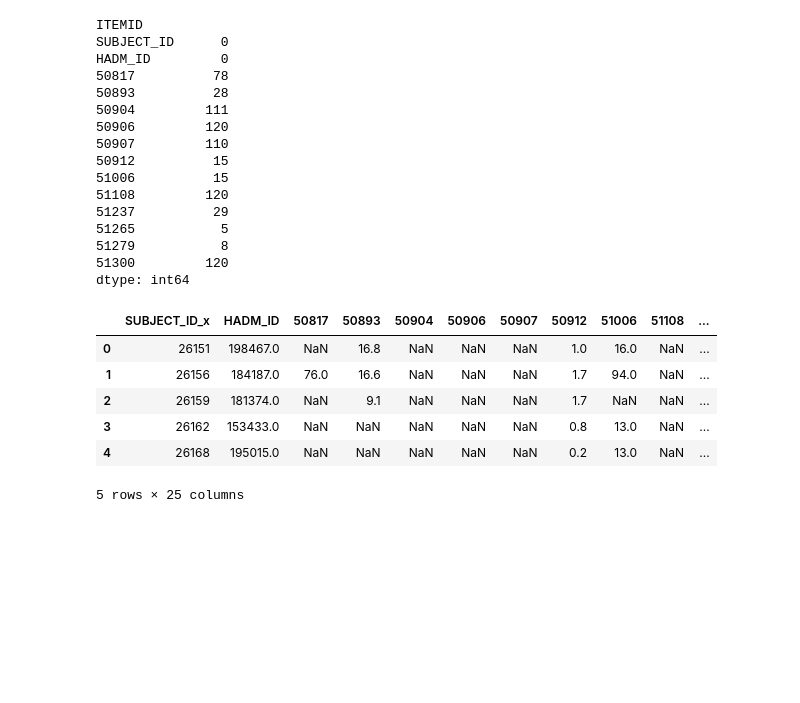
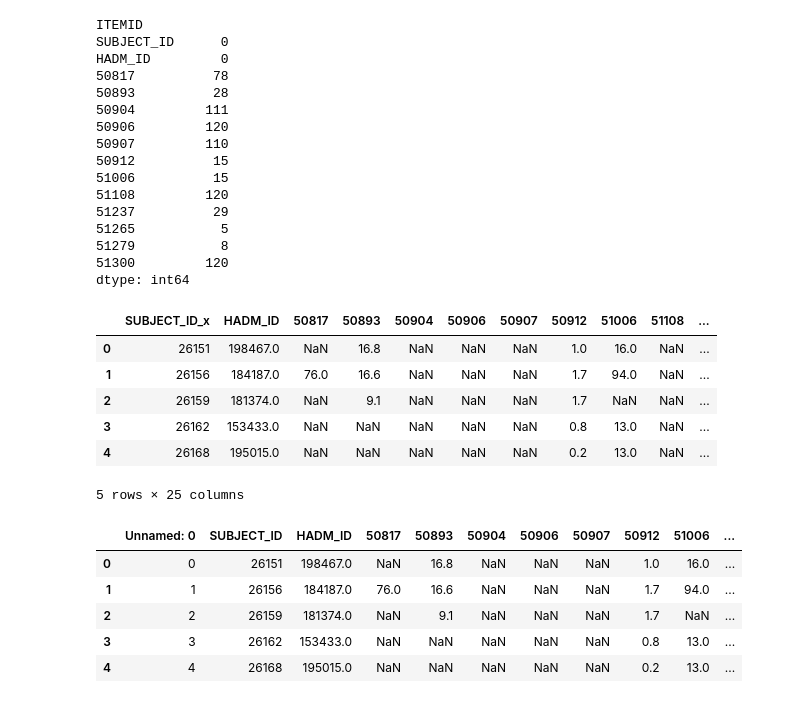
Before and after one commit to apimplaskar/csm185-project, a Jupyter notebook: DataCreation.ipynb, the cells around one changed output. Saved outputs shown, nothing was run; the diff lists cells and outputs as text; code cells hidden in the pictures; blank space fills up the shorter version.

```diff
--- a/DataCreation.ipynb
+++ b/DataCreation.ipynb
@@ -394,0 +399,13 @@ labeventstest.to_csv("Feb26Data.csv")
+# %%
+features = pd.read_csv("../Data/Feb26Data.csv")
+features.head()
+features.isna().sum()
+eventsOnly = pd.read_csv("../Data/condensedLabEventsData.csv")
+eventsOnly.head()
+# %% [output]
+|  | Unnamed: 0 | SUBJECT_ID | HADM_ID | 50817 | 50893 | 50904 | 50906 | 50907 | 50912 | 51006 | ... |
+| 0 | 0 | 26151 | 198467.0 | NaN | 16.8 | NaN | NaN | NaN | 1.0 | 16.0 | ... |
+| 1 | 1 | 26156 | 184187.0 | 76.0 | 16.6 | NaN | NaN | NaN | 1.7 | 94.0 | ... |
+| 2 | 2 | 26159 | 181374.0 | NaN | 9.1 | NaN | NaN | NaN | 1.7 | NaN | ... |
+| 3 | 3 | 26162 | 153433.0 | NaN | NaN | NaN | NaN | NaN | 0.8 | 13.0 | ... |
+| 4 | 4 | 26168 | 195015.0 | NaN | NaN | NaN | NaN | NaN | 0.2 | 13.0 | ... |
```
Also changed, not shown: parts of 8 cells of this notebook.
